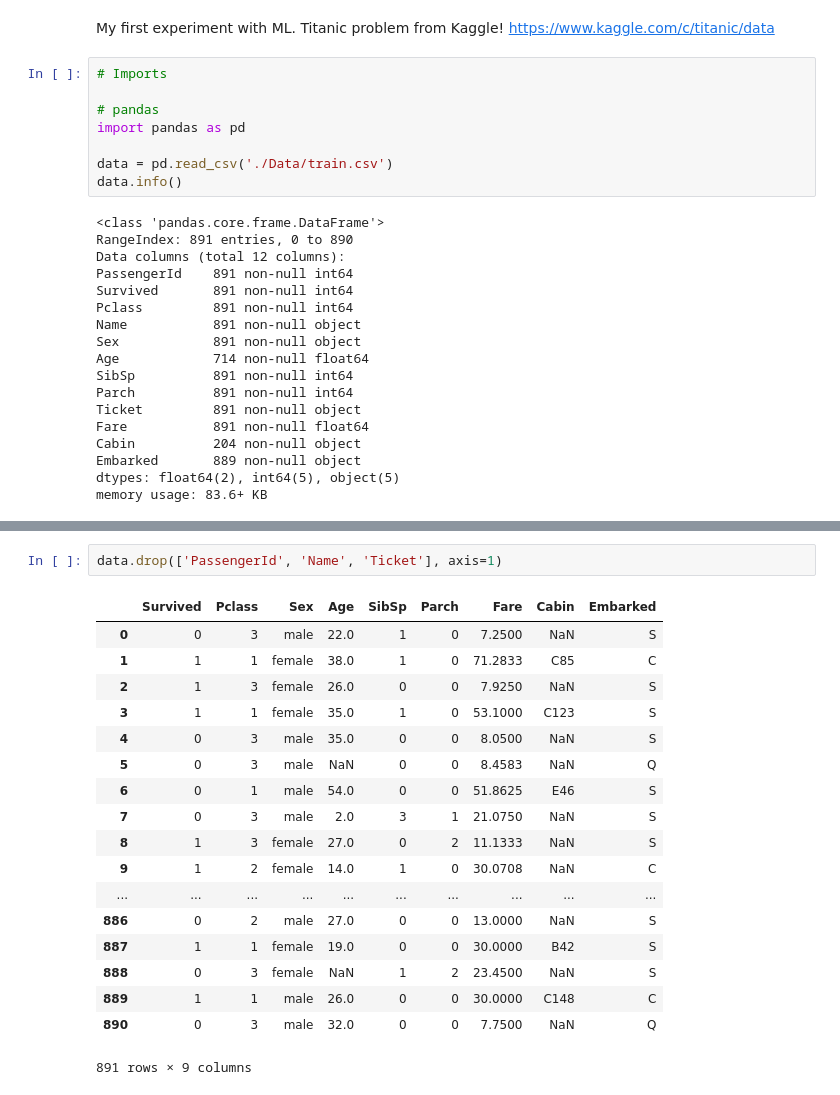
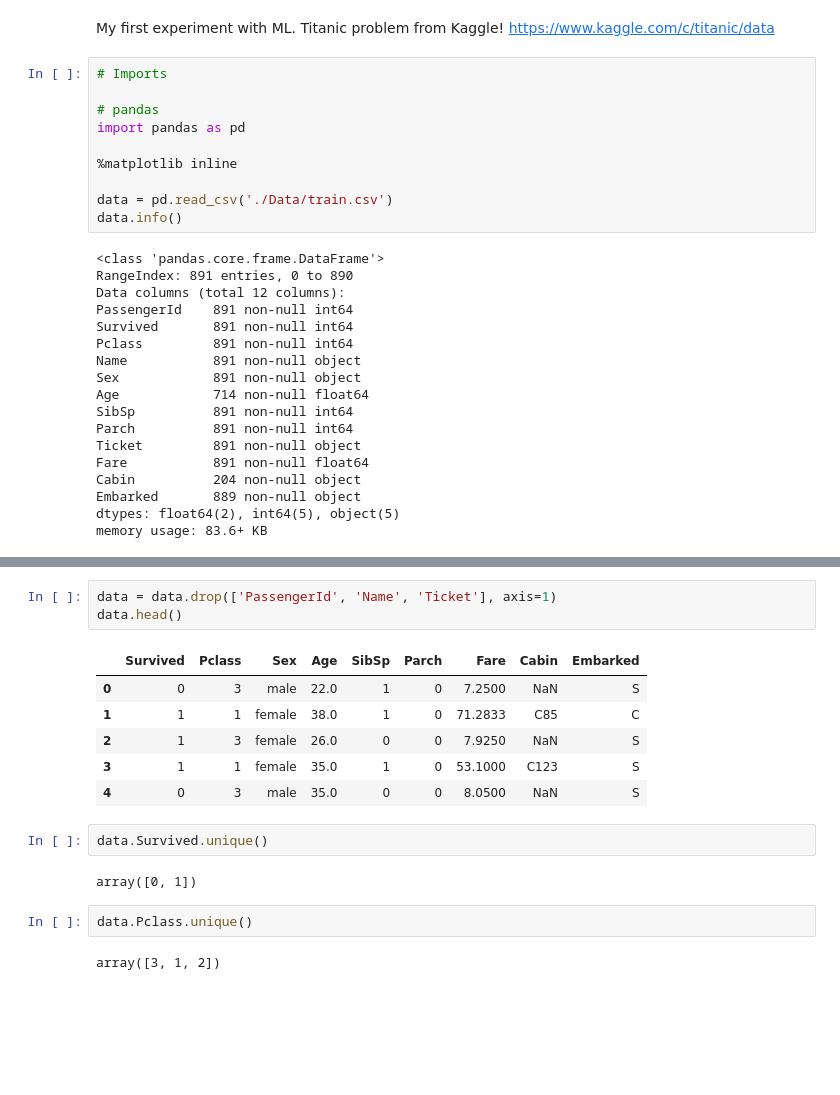
Before and after one commit to prashanthgedde/kaggle-titanic, a Jupyter notebook: Titanic.ipynb, the cells around one changed output, grey strips where cells are left out. Drawn from its saved outputs; the diff is of its cells as text; blank space fills up the shorter version.

```diff
--- a/Titanic.ipynb
+++ b/Titanic.ipynb
@@ -7,6 +7,8 @@ https://www.kaggle.com/c/titanic/data
 # pandas
 import pandas as pd
 
+%matplotlib inline
+
 data = pd.read_csv('./Data/train.csv')
 data.info()
 # %% [output]
@@ -37,23 +39,20 @@ data.head()
 | 3 | 4 | 1 | 1 | Futrelle, Mrs. Jacques Heath (Lil... | female | 35.0 | 1 | 0 | 113803 | 53.1000 | ... |
 | 4 | 5 | 0 | 3 | Allen, Mr. William Henry | male | 35.0 | 0 | 0 | 373450 | 8.0500 | ... |
 # %%
-data.drop(['PassengerId', 'Name', 'Ticket'], axis=1)
+data = data.drop(['PassengerId', 'Name', 'Ticket'], axis=1)
+data.head()
 # %% [output]
 |  | Survived | Pclass | Sex | Age | SibSp | Parch | Fare | Cabin | Embarked |
 | 0 | 0 | 3 | male | 22.0 | 1 | 0 | 7.2500 | NaN | S |
 | 1 | 1 | 1 | female | 38.0 | 1 | 0 | 71.2833 | C85 | C |
 | 2 | 1 | 3 | female | 26.0 | 0 | 0 | 7.9250 | NaN | S |
 | 3 | 1 | 1 | female | 35.0 | 1 | 0 | 53.1000 | C123 | S |
 | 4 | 0 | 3 | male | 35.0 | 0 | 0 | 8.0500 | NaN | S |
-| 5 | 0 | 3 | male | NaN | 0 | 0 | 8.4583 | NaN | Q |
-| 6 | 0 | 1 | male | 54.0 | 0 | 0 | 51.8625 | E46 | S |
-| 7 | 0 | 3 | male | 2.0 | 3 | 1 | 21.0750 | NaN | S |
-| 8 | 1 | 3 | female | 27.0 | 0 | 2 | 11.1333 | NaN | S |
-| 9 | 1 | 2 | female | 14.0 | 1 | 0 | 30.0708 | NaN | C |
-| ... | ... | ... | ... | ... | ... | ... | ... | ... | ... |
-| 886 | 0 | 2 | male | 27.0 | 0 | 0 | 13.0000 | NaN | S |
-| 887 | 1 | 1 | female | 19.0 | 0 | 0 | 30.0000 | B42 | S |
-| 888 | 0 | 3 | female | NaN | 1 | 2 | 23.4500 | NaN | S |
-| 889 | 1 | 1 | male | 26.0 | 0 | 0 | 30.0000 | C148 | C |
-| 890 | 0 | 3 | male | 32.0 | 0 | 0 | 7.7500 | NaN | Q |
-891 rows × 9 columns
+# %%
+data.Survived.unique()
+# %% [output]
+array([0, 1])
+# %%
+data.Pclass.unique()
+# %% [output]
+array([3, 1, 2])
```
Also changed, not shown: parts of 8 cells of this notebook.
